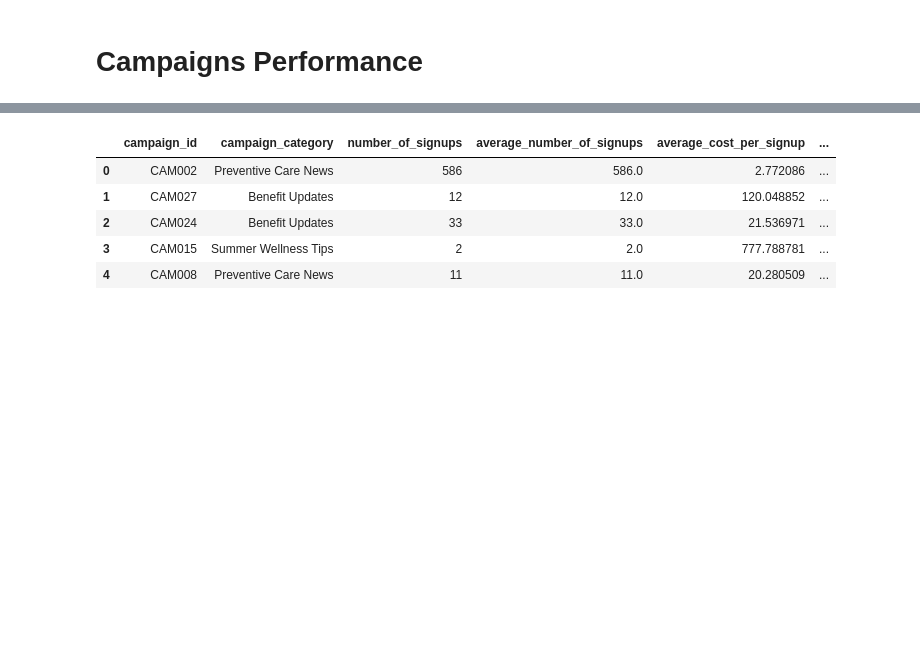
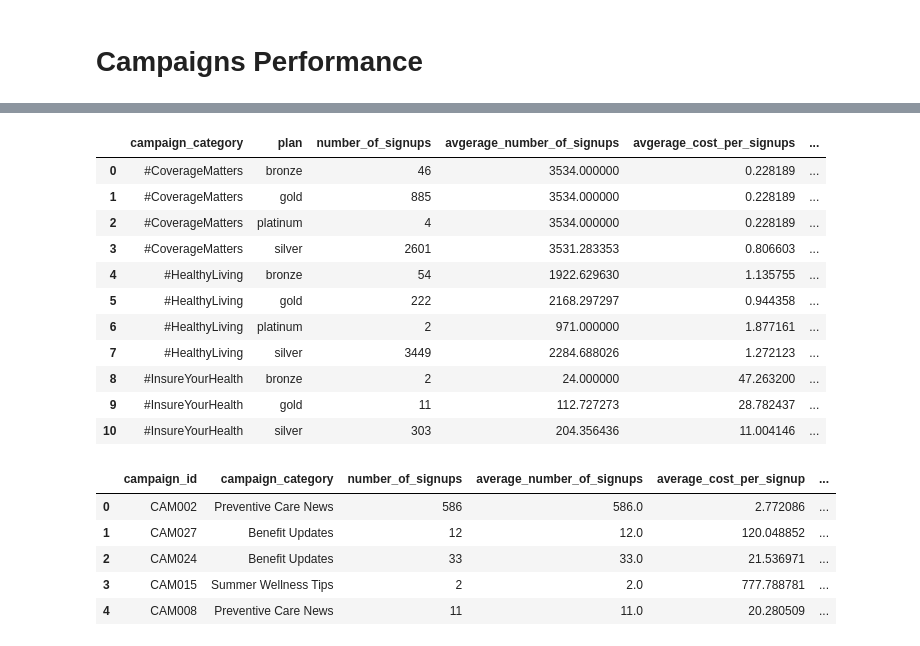
Before and after one commit to The-DigitalAcademy/Health_Insurance, a Jupyter notebook: Pandas Analysis.ipynb, the cells around one changed output, grey strips where cells are left out. Drawn from its saved outputs; the diff is of its cells as text; code cells hidden in the pictures; blank space fills up the shorter version.

```diff
--- a/Pandas Analysis.ipynb
+++ b/Pandas Analysis.ipynb
@@ -108,3 +73,39 @@ pd.read_sql(query, engine)
+# %%
+campaigns = pd.read_sql('SELECT * FROM "Campaigns"', engine)
+customers = pd.read_sql('SELECT * FROM "Customers"', engine)
+campaign_category = pd.read_sql('SELECT * FROM "Campaign_category"', engine)
+plan = pd.read_sql('SELECT * FROM "Plan"', engine)
+
+merged_df1 = pd.merge(campaigns, customers, on="campaign_id", how="inner")
+merged_df2 = pd.merge(campaigns, campaign_category, on="campaign_category_id", how="inner")
+merged_df4 = pd.merge(merged_df1, merged_df2, on='campaign_id', how='inner')
+merged_df5 = pd.merge(merged_df4, plan, on = "plan_id")
+# merged_df5.head()
+
+result_df = (
+    merged_df5.groupby(["campaign_category", "plan"])
+    .agg(number_of_signups=("campaign_id", 'count'),
+         avgerage_number_of_signups=("num_signups_x", "mean"),
+         avgerage_cost_per_signups=("cost_per_signup_x", "mean"),
+         avgerage_signups_rate=("signup_rate_x", "mean"))
+    .reset_index()
+)
+result_df.sort_values(by = "plan")
+
+result_df.head(11)
+# %% [output]
+|  | campaign_category | plan | number_of_signups | avgerage_number_of_signups | avgerage_cost_per_signups | ... |
+| 0 | #CoverageMatters | bronze | 46 | 3534.000000 | 0.228189 | ... |
+| 1 | #CoverageMatters | gold | 885 | 3534.000000 | 0.228189 | ... |
+| 2 | #CoverageMatters | platinum | 4 | 3534.000000 | 0.228189 | ... |
+| 3 | #CoverageMatters | silver | 2601 | 3531.283353 | 0.806603 | ... |
+| 4 | #HealthyLiving | bronze | 54 | 1922.629630 | 1.135755 | ... |
+| 5 | #HealthyLiving | gold | 222 | 2168.297297 | 0.944358 | ... |
+| 6 | #HealthyLiving | platinum | 2 | 971.000000 | 1.877161 | ... |
+| 7 | #HealthyLiving | silver | 3449 | 2284.688026 | 1.272123 | ... |
+| 8 | #InsureYourHealth | bronze | 2 | 24.000000 | 47.263200 | ... |
+| 9 | #InsureYourHealth | gold | 11 | 112.727273 | 28.782437 | ... |
+| 10 | #InsureYourHealth | silver | 303 | 204.356436 | 11.004146 | ... |
 # %%
 query= '''SELECT
     c."campaign_id",
```
Also changed, not shown: parts of 7 cells of this notebook.
